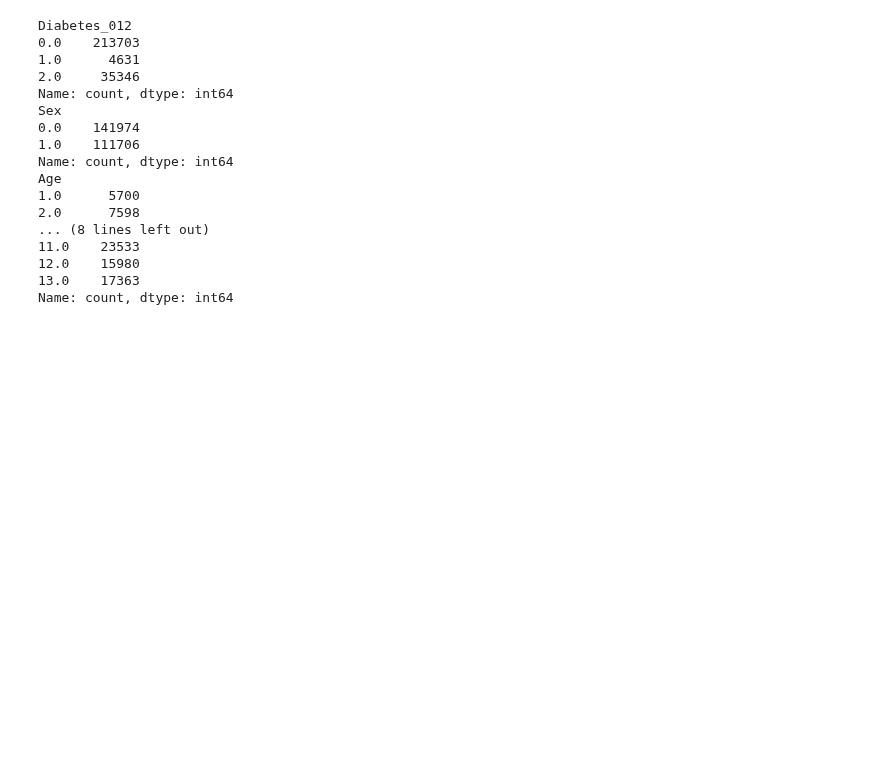
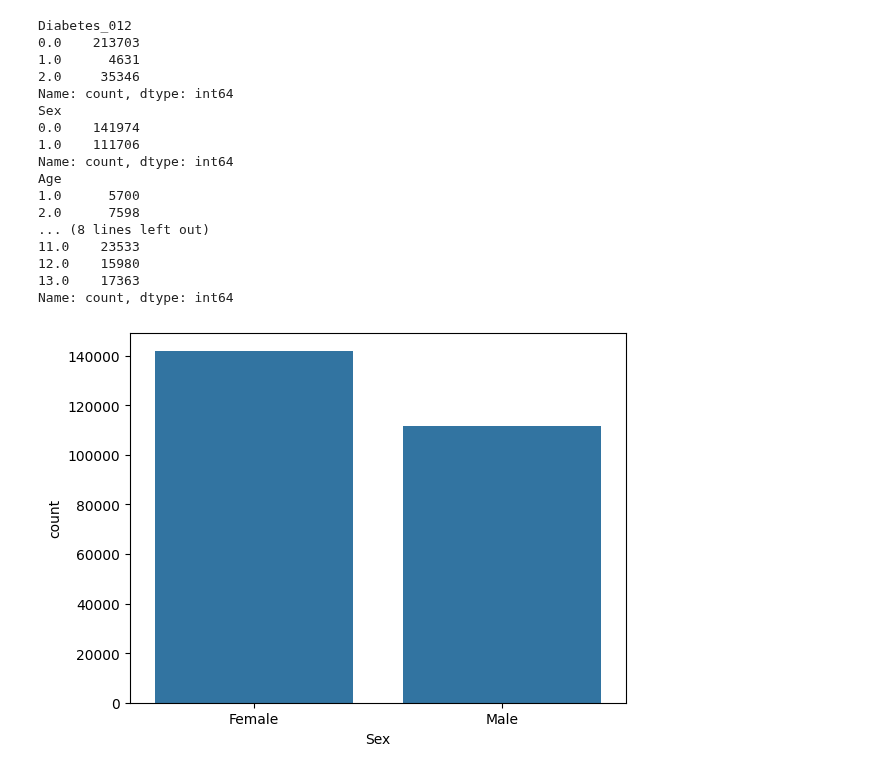
Before and after one commit to MonicaCabanas23/Clasificacion-y-Regresion-Lineal, a Jupyter notebook: Proyecto 3/data_cleaning.ipynb, the cells around one changed output. Saved outputs shown, nothing was run; the diff lists cells and outputs as text; code cells hidden in the pictures; blank space fills up the shorter version.

```diff
--- a/Proyecto 3/data_cleaning.ipynb
+++ b/Proyecto 3/data_cleaning.ipynb
@@ -105,5 +105,13 @@ Age
 Name: count, dtype: int64
 # %%
 fig, ax = plt.subplots()
-ax.bar(data['Sex'],data['Diabetes_012'].count())
+ax = sns.countplot(x='Sex', data=data)
+
+# Update the x-axis labels
+ax.set_xticks([0, 1])  # Match the unique values in 'Sex'
+ax.set_xticklabels(['Female', 'Male'])  # Set custom labels
+
+# Show the plot
 plt.show()
+# %% [output]
+[figure, added]
```
Also changed, not shown: parts of 5 cells of this notebook, 1 other file.
